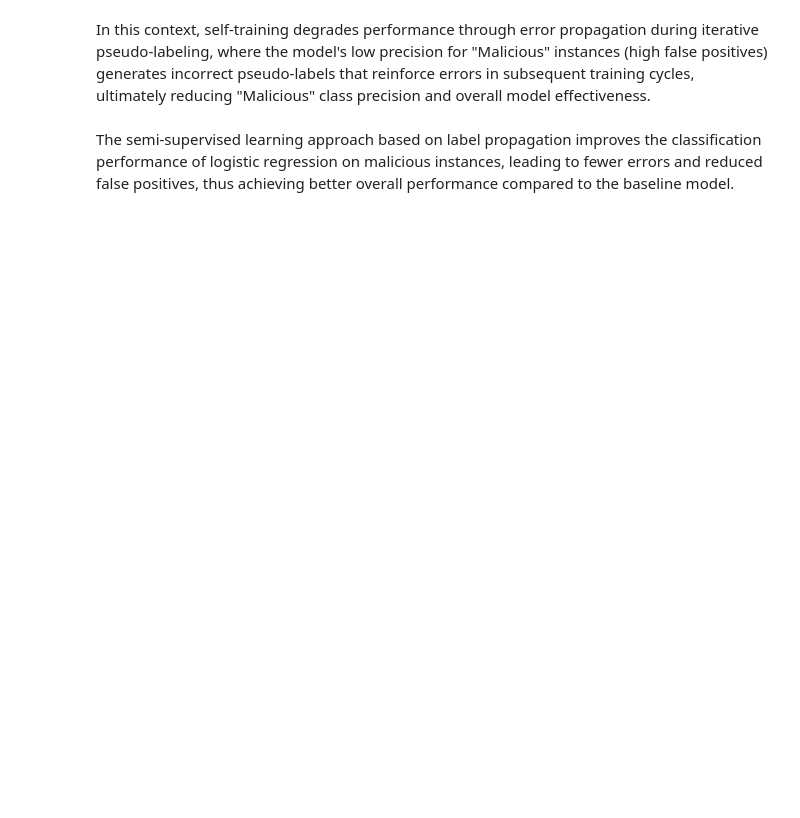
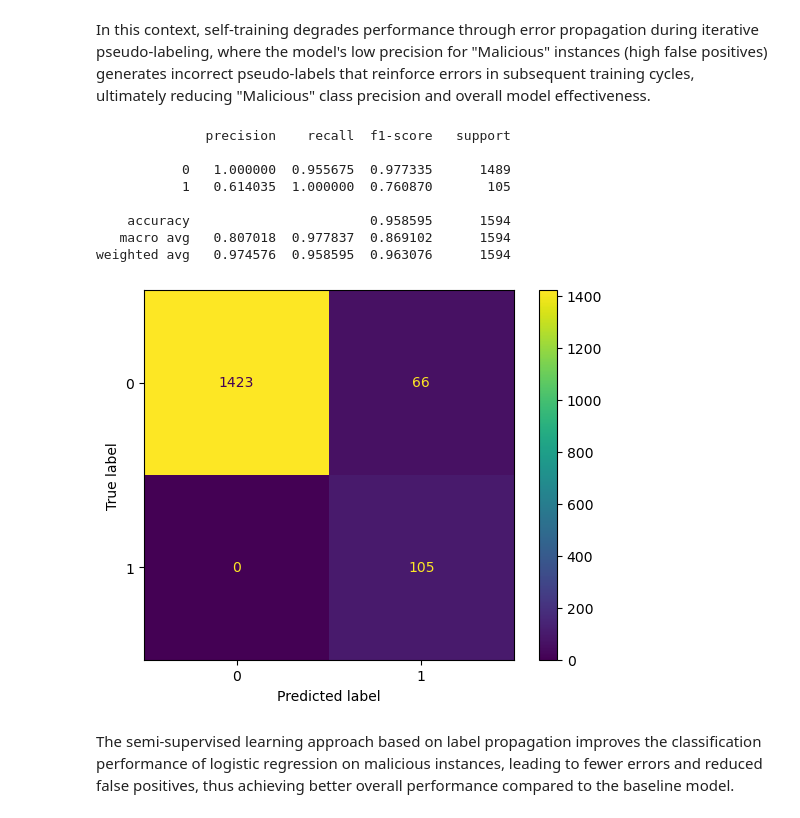
Before and after one commit to ZBaldi/Machine-Learning-Project-, a Jupyter notebook: VALERIO_BALDAZZI_CSE-CIC-IDS2018_SSL.ipynb, the cells around one changed output. Cells and saved outputs as stored; diff of their text form; code cells hidden in the pictures; blank space fills up the shorter version.

```diff
--- a/VALERIO_BALDAZZI_CSE-CIC-IDS2018_SSL.ipynb
+++ b/VALERIO_BALDAZZI_CSE-CIC-IDS2018_SSL.ipynb
@@ -440,6 +697,7 @@ First I choose a very high threshold, because I want to avoid the model propagat
 # %%
 model2 = LogisticRegression(C = 10, solver = "liblinear", class_weight = "balanced", max_iter = 1000)
 model2_not_tuned = LogisticRegression(class_weight = "balanced", max_iter = 1000)
-selTrainingModel_not_tuned = SelfTrainingClassifier(model2_not_tuned, threshold = 0.9, max_iter = 20)
+selfTrainingModel_not_tuned = SelfTrainingClassifier(model2_not_tuned, threshold = 0.9, max_iter = 20)
+selfTrainingModel_not_tuned.fit(x_train_semi_labeled, y_train_semi_labeled)
 selfTrainingModel = SelfTrainingClassifier(model2, threshold = 0.9, max_iter = 20)
 selfTrainingModel.fit(x_train_semi_labeled, y_train_semi_labeled)
@@ -532,9 +920,19 @@ In this context, self-training degrades performance through error propagation du
 # %%
 semi_labeled_predictions2 = modelPropagated.predict(x_test_semi_labeled)
 report_ssl2 = classification_report(y_test, semi_labeled_predictions2, digits = 6)
-report_ssl2_dict = classification_report(y_test, semi_labeled_predictions, digits = 6, output_dict = True)
+report_ssl2_dict = classification_report(y_test, semi_labeled_predictions2, digits = 6, output_dict = True)
 print(report_ssl2)
 showConfusionMatrix(y_test, semi_labeled_predictions2)
+# %% [output]
+              precision    recall  f1-score   support
+
+           0   1.000000  0.955675  0.977335      1489
+           1   0.614035  1.000000  0.760870       105
+
+    accuracy                       0.958595      1594
+   macro avg   0.807018  0.977837  0.869102      1594
+weighted avg   0.974576  0.958595  0.963076      1594
+[figure, added]
 # %% [markdown]
 The semi-supervised learning approach based on label propagation improves the classification performance of logistic regression on malicious instances, leading to fewer errors and reduced false positives, thus achieving better overall performance compared to the baseline model.
 # %%
```
Also changed, not shown: parts of 45 cells of this notebook.
